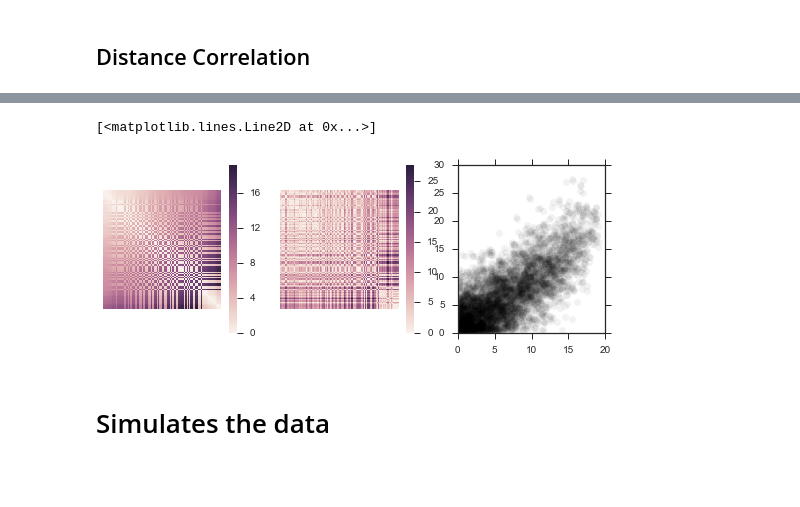
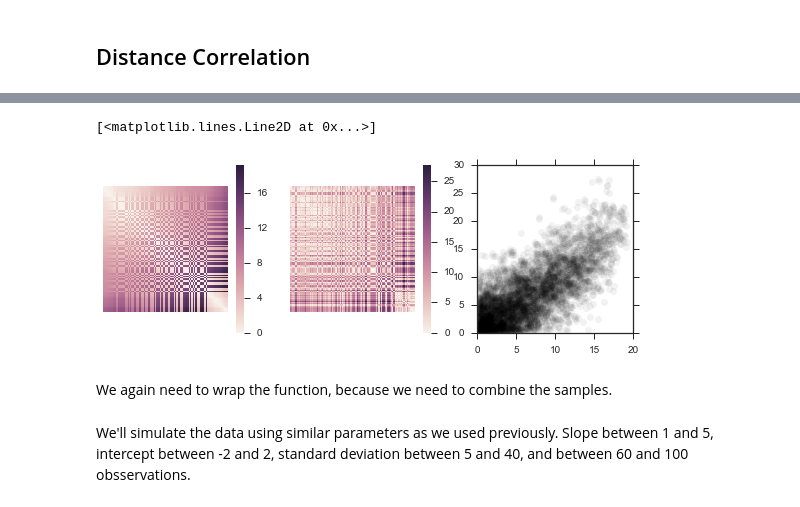
Before and after one commit to JWDebelius/monte_carlo_power, a Jupyter notebook: ipynb/1-Build Simulations.ipynb, the cells around one changed output, grey strips where cells are left out. Cells and saved outputs as stored; diff of their text form; code cells hidden in the pictures; blank space fills up the shorter version.

```diff
--- a/ipynb/1-Build Simulations.ipynb
+++ b/ipynb/1-Build Simulations.ipynb
@@ -256,18 +279,25 @@ x_order = x_prime.sort_values('s.1').index
 # %%
+p, [x, y] = sim.simulate_mantel([1, 5], [-2, 2], [2, 10], [100, 101], x_lim=[-10, 10])
+x_prime = pd.DataFrame(x.data, index=x.ids, columns=x.ids)
+x_order = x_prime.sort_values('s.1').index
+
+
 fig, [ax1, ax2, ax3] = plt.subplots(1, 3)
-fig.set_size_inches(9, 3)
+fig.set_size_inches(9.5, 3)
 sn.heatmap(x.filter(x_order).data, ax=ax1)
 sn.heatmap(y.filter(x_order).data, ax=ax2)
 ax1.axis('equal')
 ax1.set_xticks([])
 ax1.set_yticks([])
 ax2.axis('equal')
 ax2.set_xticks([])
 ax2.set_yticks([])
 ax3.plot(x.condensed_form(), y.condensed_form(), 'ko', alpha=0.05)
 # %% [output]
 [<matplotlib.lines.Line2D at 0x...>]
-[figure, old version]
+[figure, new version]
+# %% [markdown]
+We again need to wrap the function, because we need to combine the samples.
 # %%
 def mantel_test(samples):
     """Wraps the scikit-bio mantel test"""
@@ -275,6 +305,8 @@ def mantel_test(samples):
     return skbio.stats.distance.mantel(x, y,
                                        method='spearman',
                                        permutations=999)[1]
+# %% [markdown]
+We'll simulate the data using similar parameters as we used previously. Slope between 1 and 5, intercept between -2 and 2, standard deviation between 5 and 40, and between 60 and 100 obsservations.
 # %%
 distributions['mantel'] = {'function': sim.simulate_mantel,
                            'test': mantel_test,
@@ -285,5 +317,3 @@ distributions['mantel'] = {'function': sim.simulate_mantel,
                                       'x_lim': [-10, 10],
                                       }
                            }
-# %% [markdown]
-# Simulates the data
```
Also changed, not shown: parts of 17 cells of this notebook.
